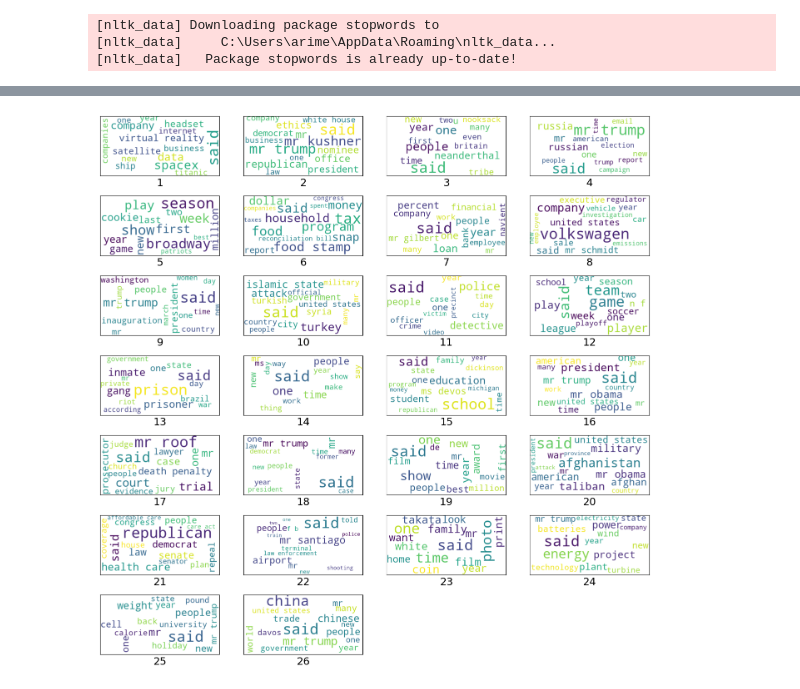
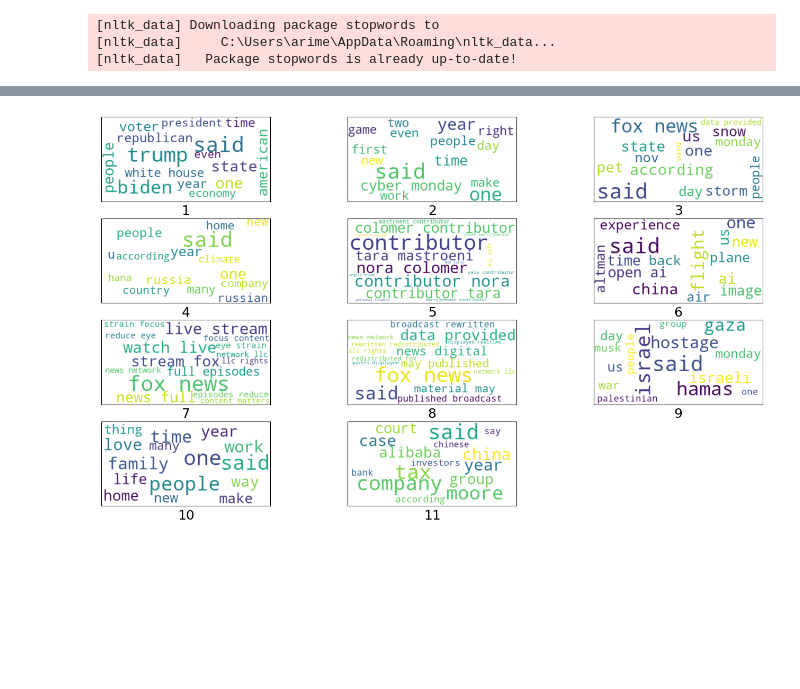
Before and after one commit to davidschep/NewsComparison, a Jupyter notebook: word-clouds-Ari-v4-using-libraries.ipynb, the cells around one changed output, grey strips where cells are left out. Cells and saved outputs as stored; diff of their text form; code cells hidden in the pictures; blank space fills up the shorter version.

```diff
--- a/word-clouds-Ari-v4-using-libraries.ipynb
+++ b/word-clouds-Ari-v4-using-libraries.ipynb
@@ -35,7 +35,7 @@ from IPython.display import clear_output
 # !ls
 
 # Import data
-df = pd.read_csv('articles1.csv')
+df = pd.read_csv('data/Monday_new_scraping_data_filtered.csv')
 #df2 = pd.read_csv('articles2.csv')
 #df3 = pd.read_csv('articles3.csv')
 
@@ -44,8 +44,8 @@ df = pd.read_csv('articles1.csv')
 #data = pd.concat(frames)
 #display(data.head())
 # Convert data column into datetime
-df['date'] = pd.to_datetime(df['date'])
-columns_to_drop = ['Unnamed: 0', 'year', 'month', 'url']
+# df['date'] = pd.to_datetime(df['date'])
+columns_to_drop = ['Unnamed: 0', 'date', 'year', 'month', 'url']
 df = df.drop(columns=columns_to_drop)
 df = df.head(500)
 # %%
@@ -105,6 +105,6 @@ tfidf_matrix.shape
 # %%
 X = tfidf_matrix.values
-kmeans = KMeans(n_clusters=26, random_state=0, n_init="auto").fit(X)
+kmeans = KMeans(n_clusters=11, random_state=0, n_init="auto").fit(X)
 labels = kmeans.labels_
 # %%
 display(labels)
@@ -200,7 +198,7 @@ for i in range(text_cluster_df.shape[1]):
     text = text_cluster_df.loc[0,str(i)]
 
     # Create and generate a word cloud image:
-    wordcloud = WordCloud().generate(text)
+    # wordcloud = WordCloud().generate(text)
 
     # Display the generated image:
     # plt.imshow(wordcloud, interpolation='bilinear')
@@ -224,15 +220,15 @@ plt.show()
 # %%
 plt.figure(figsize=(17, 17))
 # plt.subplots_adjust(hspace=0.1)
 # plt.suptitle("Wordclouds", fontsize=18, y=0.95)
 for n, cloud in enumerate(wordclouds):
     # add a new subplot iteratively
-    ax = plt.subplot(7, 4, n + 1)
+    ax = plt.subplot(7, 3, n + 1)
     ax.imshow(cloud, interpolation="bilinear")
     ax.set_xlabel(str(n+1), fontsize=18)
     plt.xticks([])
     plt.yticks([])
 
-# plt.savefig('wordclouds-nolib.png', bbox_inches='tight', pad_inches=0.25)
+plt.savefig('figures/wordclouds-withlib.png', bbox_inches='tight', pad_inches=0.25)
 # %% [output]
-[figure, old version]
+[figure, new version]
```
Also changed, not shown: parts of 8 cells of this notebook, 2 other files.
